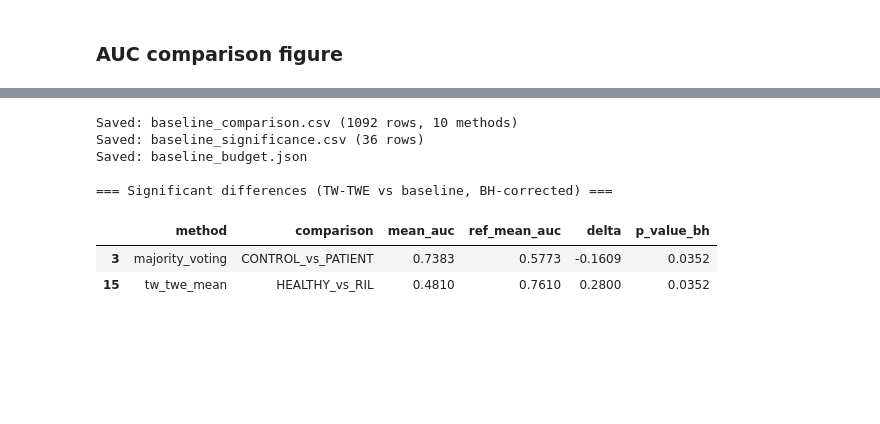
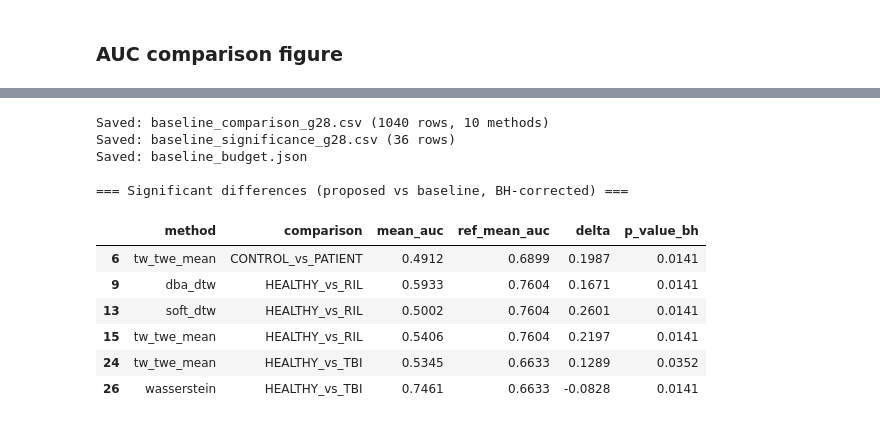
Before and after one commit to samperochon/smartflat, a Jupyter notebook: notebooks/06b_barycenter_baselines.ipynb, the cells around one changed output, grey strips where cells are left out. Drawn from its saved outputs; the diff is of its cells as text; code cells hidden in the pictures; blank space fills up the shorter version.

```diff
--- a/notebooks/06b_barycenter_baselines.ipynb
+++ b/notebooks/06b_barycenter_baselines.ipynb
@@ -440,28 +564,37 @@ Saved: /home/perochon/data-gold-final/outputs/symbolic_barycenter/baseline_chron
 # %%
-# Save comparison results + significance + budget metadata
-df_all.to_csv(os.path.join(out_dir, 'baseline_comparison.csv'), index=False)
-df_sig.to_csv(os.path.join(out_dir, 'baseline_significance.csv'), index=False)
+# Save comparison results + significance + budget metadata (G=28 lineage, g28/ dir).
+df_all.to_csv(os.path.join(out_dir, 'baseline_comparison_g28.csv'), index=False)
+df_sig.to_csv(os.path.join(out_dir, 'baseline_significance_g28.csv'), index=False)
 with open(os.path.join(out_dir, 'baseline_budget.json'), 'w') as f:
-    json.dump({'resample_len': int(T), 'G': int(G),
-               'nu': nu, 'lmbda': lmbda, 'delta': delta,
-               'fast_protocol': FULL, 'reduced_budget': SLOW_BUDGET}, f, indent=2)
+    json.dump({
+        'G': int(G), 'nu': NU, 'lmbda': LMBDA, 'offset': OFFSET,
+        'full_len': int(FULL_L), 'fig_len': int(FIG_L),
+        'tier_b_protocol': {'n_splits': int(sp), 'n_inits': int(ni), 'L': int(L_B)},
+        'preview_protocol': {'n_splits': PREVIEW_SPLITS, 'n_inits': PREVIEW_INITS},
+        'preview_gate': gate, 'reference': 'tw_twe_pmatch', 'quick_mode': bool(QUICK_MODE),
+        'method_lengths': {m: int(df_all[df_all.method == m]['L'].max()) for m in sorted(df_all.method.unique())},
+    }, f, indent=2)
 
-print(f"Saved: baseline_comparison.csv ({len(df_all)} rows, {df_all['method'].nunique()} methods)")
-print(f"Saved: baseline_significance.csv ({len(df_sig)} rows)")
+print(f"Saved: baseline_comparison_g28.csv ({len(df_all)} rows, {df_all['method'].nunique()} methods)")
+print(f"Saved: baseline_significance_g28.csv ({len(df_sig)} rows)")
 print(f"Saved: baseline_budget.json")
 
-print("\n=== Significant differences (TW-TWE vs baseline, BH-corrected) ===")
+print("\n=== Significant differences (proposed vs baseline, BH-corrected) ===")
 sig = df_sig[df_sig['significant']].copy()
 if len(sig):
     display(sig[['method', 'comparison', 'mean_auc', 'ref_mean_auc', 'delta', 'p_value_bh']].round(4))
 else:
     print("None reached BH-corrected significance at alpha=0.05.")
 # %% [output]
-Saved: baseline_comparison.csv (1092 rows, 10 methods)
-Saved: baseline_significance.csv (36 rows)
+Saved: baseline_comparison_g28.csv (1040 rows, 10 methods)
+Saved: baseline_significance_g28.csv (36 rows)
 Saved: baseline_budget.json
 
-=== Significant differences (TW-TWE vs baseline, BH-corrected) ===
+=== Significant differences (proposed vs baseline, BH-corrected) ===
 |  | method | comparison | mean_auc | ref_mean_auc | delta | p_value_bh |
-| 3 | majority_voting | CONTROL_vs_PATIENT | 0.7383 | 0.5773 | -0.1609 | 0.0352 |
-| 15 | tw_twe_mean | HEALTHY_vs_RIL | 0.4810 | 0.7610 | 0.2800 | 0.0352 |
+| 6 | tw_twe_mean | CONTROL_vs_PATIENT | 0.4912 | 0.6899 | 0.1987 | 0.0141 |
+| 9 | dba_dtw | HEALTHY_vs_RIL | 0.5933 | 0.7604 | 0.1671 | 0.0141 |
+| 13 | soft_dtw | HEALTHY_vs_RIL | 0.5002 | 0.7604 | 0.2601 | 0.0141 |
+| 15 | tw_twe_mean | HEALTHY_vs_RIL | 0.5406 | 0.7604 | 0.2197 | 0.0141 |
+| 24 | tw_twe_mean | HEALTHY_vs_TBI | 0.5345 | 0.6633 | 0.1289 | 0.0352 |
+| 26 | wasserstein | HEALTHY_vs_TBI | 0.7461 | 0.6633 | -0.0828 | 0.0141 |
```
Also changed, not shown: parts of 13 cells of this notebook, 21 other files.
